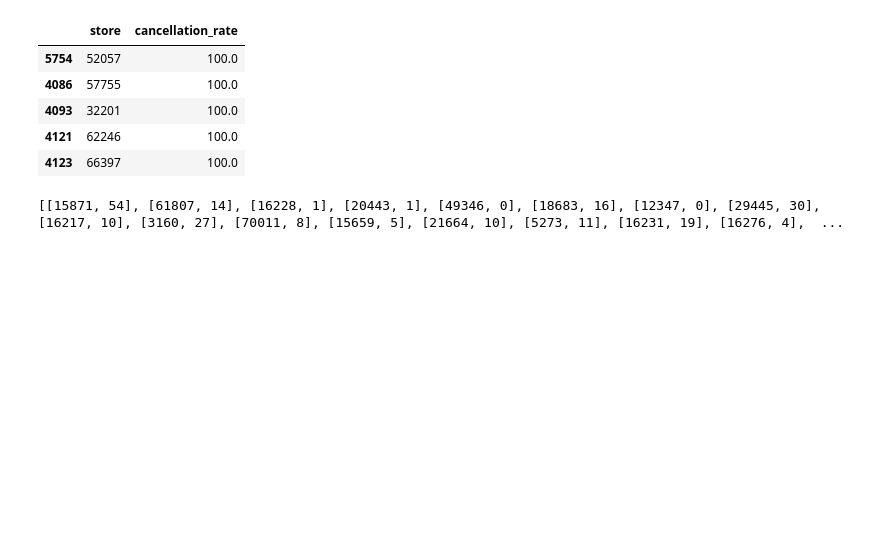
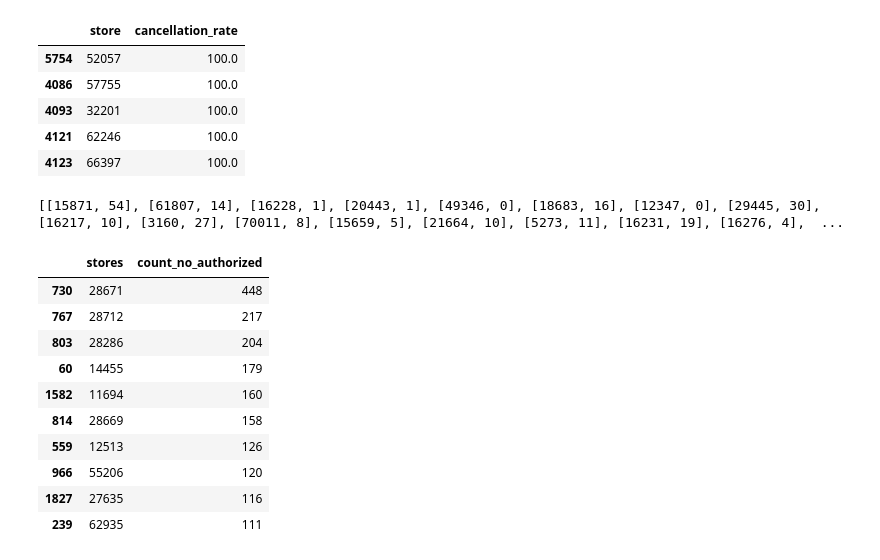
Before and after one commit to Project-Ironhack-Delivery/project-3-ironhack-delivery-es, a Jupyter notebook: EDA_fake_orders.ipynb, the cells around one changed output. Drawn from its saved outputs; the diff is of its cells as text; code cells hidden in the pictures; blank space fills up the shorter version.

```diff
--- a/EDA_fake_orders.ipynb
+++ b/EDA_fake_orders.ipynb
@@ -200,3 +200,19 @@ for m in stores:
 print(under_authorized_list)
 # %% [output]
 [[15871, 54], [61807, 14], [16228, 1], [20443, 1], [49346, 0], [18683, 16], [12347, 0], [29445, 30], [16217, 10], [3160, 27], [70011, 8], [15659, 5], [21664, 10], [5273, 11], [16231, 19], [16276, 4],  ...
+# %%
+df_under_auth = pd.DataFrame(under_authorized_list, columns=["stores", "count_no_authorized"])
+
+df_under_auth.sort_values("count_no_authorized", ascending=False).head(10)
+# %% [output]
+|  | stores | count_no_authorized |
+| 730 | 28671 | 448 |
+| 767 | 28712 | 217 |
+| 803 | 28286 | 204 |
+| 60 | 14455 | 179 |
+| 1582 | 11694 | 160 |
+| 814 | 28669 | 158 |
+| 559 | 12513 | 126 |
+| 966 | 55206 | 120 |
+| 1827 | 27635 | 116 |
+| 239 | 62935 | 111 |
```
